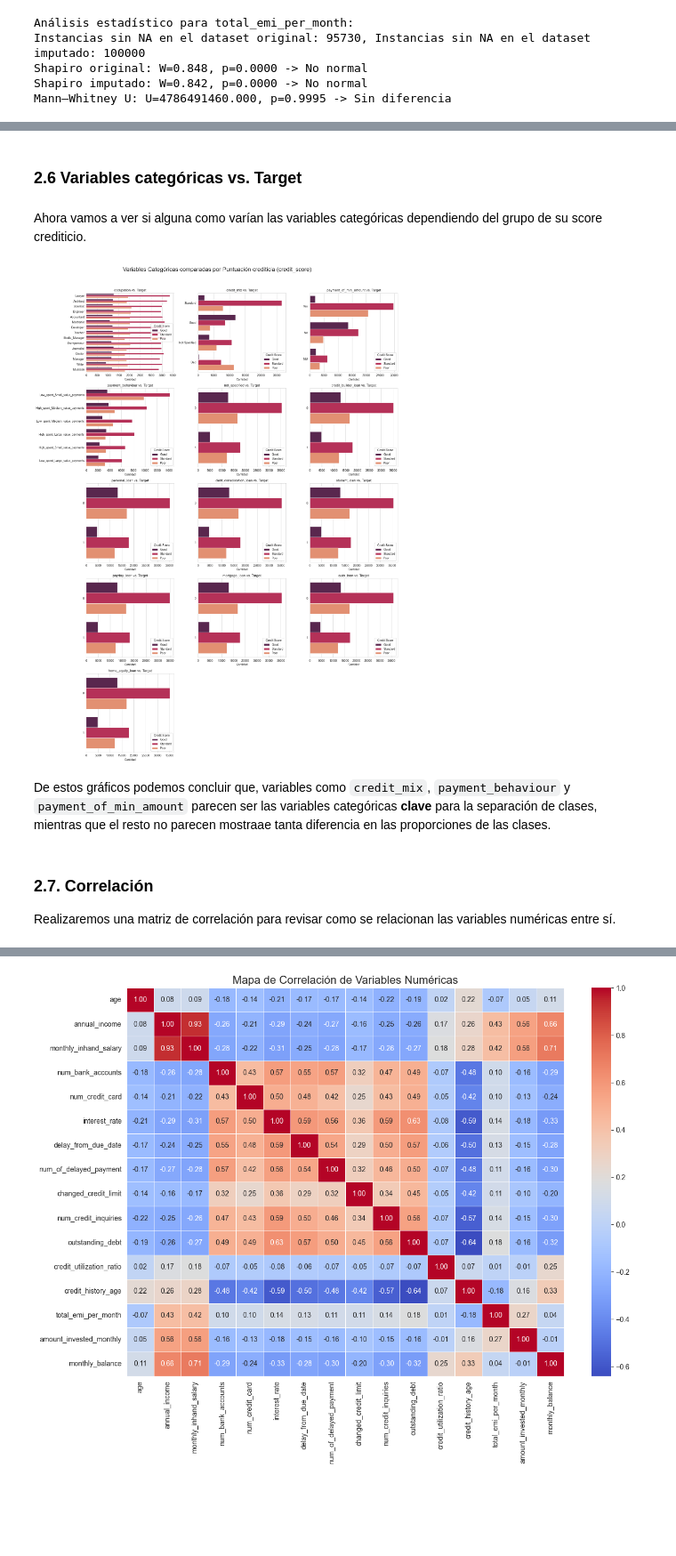
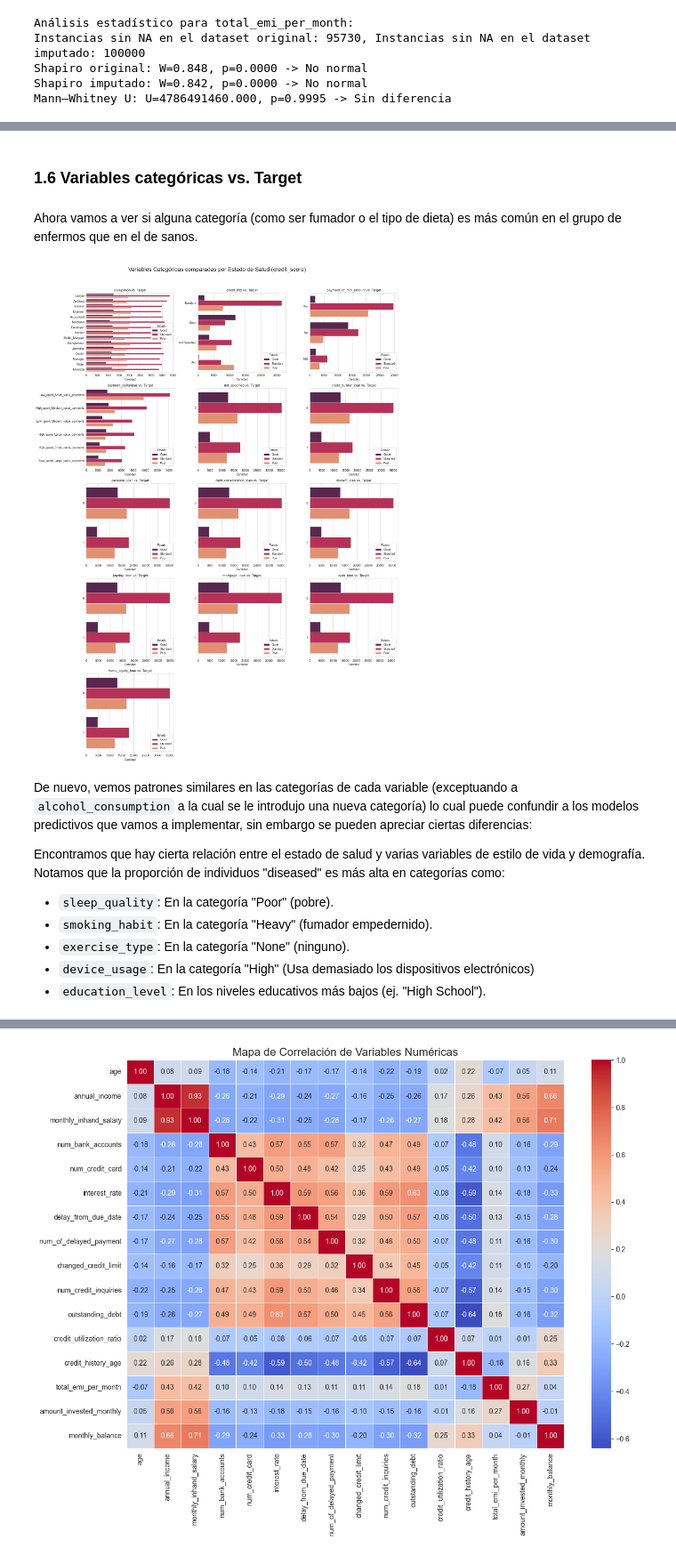
Before and after one commit to luispenaranda08/Credit-Score-Classsification-w-Machine-Learning, a Jupyter notebook: eda.ipynb, the cells around one changed output, grey strips where cells are left out. Shown at 89% size. Cells and saved outputs as stored; diff of their text form; code cells hidden in the pictures; blank space fills up the shorter version.

```diff
--- a/eda.ipynb
+++ b/eda.ipynb
@@ -104,5 +108,5 @@ sns.set_style('whitegrid')
 plt.style.use('seaborn-v0_8-deep')
 from sklearn.preprocessing import StandardScaler, OneHotEncoder
 # %%
-df= pd.read_csv('https://raw.githubusercontent.com/luispenaranda08/Credit-Score-Classsification-w-Machine-Learning/refs/heads/Luis/train.csv')
+df= pd.read_csv('https://raw.githubusercontent.com/luispenaranda08/Integrative-Machine-Learning-Project/refs/heads/Hector/train.csv')
 # %% [markdown]
@@ -666,6 +671,6 @@ def eval_num(df,df_imputado, col, alpha=0.05):
 # %% [markdown]
 Y evaluamos las imputaciones realizadas:
 # %%
-for col in imputed_vars:
+for col in num_cols:
     eval_num(df,df_final, col)
 # %% [output]
@@ -1060,13 +1055,13 @@ Ahora vamos a empezar a cruzarlas de dos en dos. Nos interesa saber **cómo se r
 # %%
 
 plt.figure(figsize=(20, 12))
-plt.suptitle('Variables Numéricas comparadas por puntuación crediticia (credit_score)', size=20, y=0.95)
+plt.suptitle('Variables Numéricas comparadas por Estado de Salud (credit_score)', size=20, y=0.95)
 
 for i, col in enumerate(num_cols, 1):
     plt.subplot(4, 4, i)
     sns.boxplot(x='credit_score', y=col, data=df_real, palette='muted')
     plt.title(f'{col} vs. credit_score')
-    plt.xlabel('Puntuación crediticia')
+    plt.xlabel('Estado de Salud')
     plt.ylabel(col)
 
 plt.tight_layout(rect=[0, 0.03, 1, 0.95])
@@ -1084,32 +1086,37 @@ De estas comparaciones podemos concluir lo siguiente:
 # %% [markdown]
-### 2.6 Variables categóricas vs. Target
+### 1.6 Variables categóricas vs. Target
-# %% [markdown]
-Ahora vamos a ver si alguna como varían las variables categóricas dependiendo del grupo de su score crediticio.
+# %% [markdown]
+Ahora vamos a ver si alguna categoría (como ser fumador o el tipo de dieta) es más común en el grupo de enfermos que en el de sanos.
 # %%
 
 ncols = 3
 
 n_features = len(cat_cols)
 nrows = (n_features + ncols - 1) // ncols
 
 plt.figure(figsize=(18, nrows * 5))
-plt.suptitle('Variables Categóricas comparadas por Puntuación crediticia (credit_score)', size=20, y=1.0)
+plt.suptitle('Variables Categóricas comparadas por Estado de Salud (credit_score)', size=20, y=1.0)
 
 for i, col in enumerate(cat_cols, 1):
 
     plt.subplot(nrows, ncols, i)
     sns.countplot(y=col, data=df_real, hue='credit_score', order=df_real[col].value_counts().index, palette='rocket')
     plt.title(f'{col} vs. Target')
     plt.xlabel('Cantidad')
     plt.ylabel('')
-    plt.legend(title='Credit Score')
+    plt.legend(title='Estado')
 
 plt.tight_layout(rect=[0, 0.03, 1, 0.98])
 plt.show()
 # %% [output]
-[figure, old version]
+[figure, new version]
-# %% [markdown]
-De estos gráficos podemos concluir que, variables como `credit_mix`, `payment_behaviour` y `payment_of_min_amount` parecen ser las variables categóricas **clave** para la separación de clases, mientras que el resto no parecen mostraae tanta diferencia en las proporciones de las clases.
-# %% [markdown]
-### 2.7. Correlación
-Realizaremos una matriz de correlación para revisar como se relacionan las variables numéricas entre sí.
+# %% [markdown]
+
+De nuevo, vemos patrones similares en las categorías de cada variable (exceptuando a `alcohol_consumption` a la cual se le introdujo una nueva categoría) lo cual puede confundir a los modelos predictivos que vamos a implementar, sin embargo se pueden apreciar ciertas diferencias:
+
+Encontramos que hay cierta relación entre el estado de salud y varias variables de estilo de vida y demografía. Notamos que la proporción de individuos "diseased" es más alta en categorías como:
+-   `sleep_quality`: En la categoría "Poor" (pobre).
+-   `smoking_habit`: En la categoría "Heavy" (fumador empedernido).
+-   `exercise_type`: En la categoría "None" (ninguno).
+-   `device_usage`: En la categoría "High" (Usa demasiado los dispositivos electrónicos)
+-   `education_level`: En los niveles educativos más bajos (ej. "High School").
```
Also changed, not shown: parts of 76 cells of this notebook, 2 other files.
